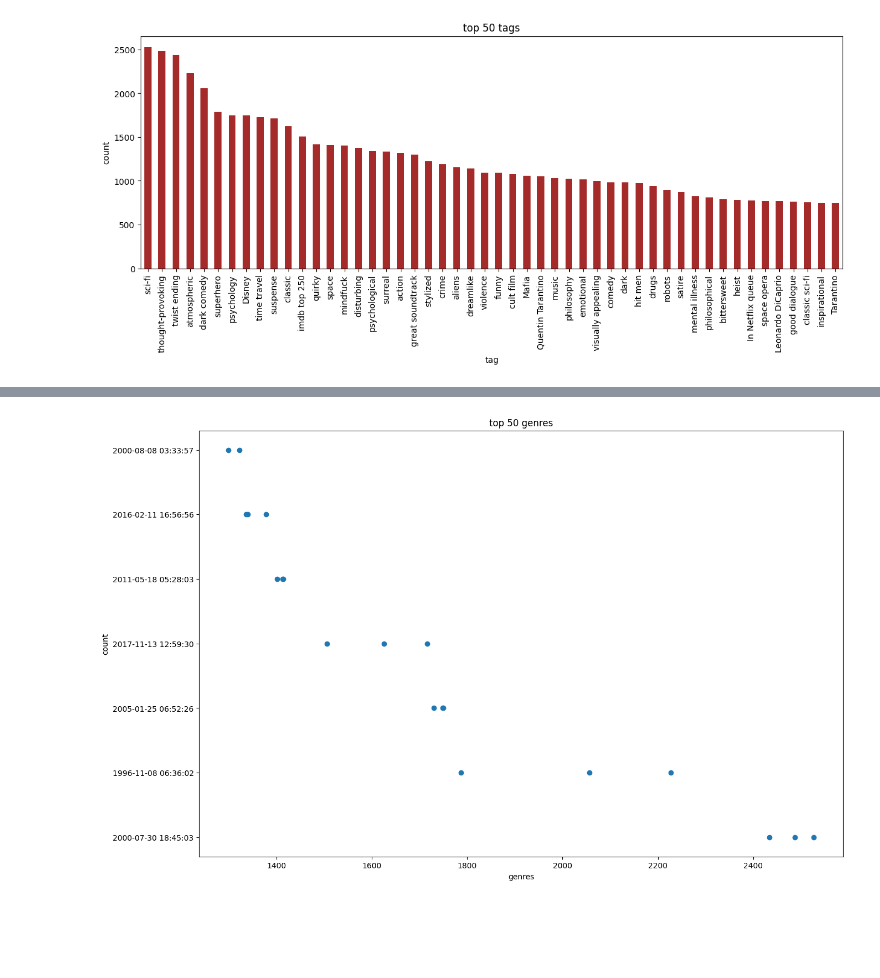
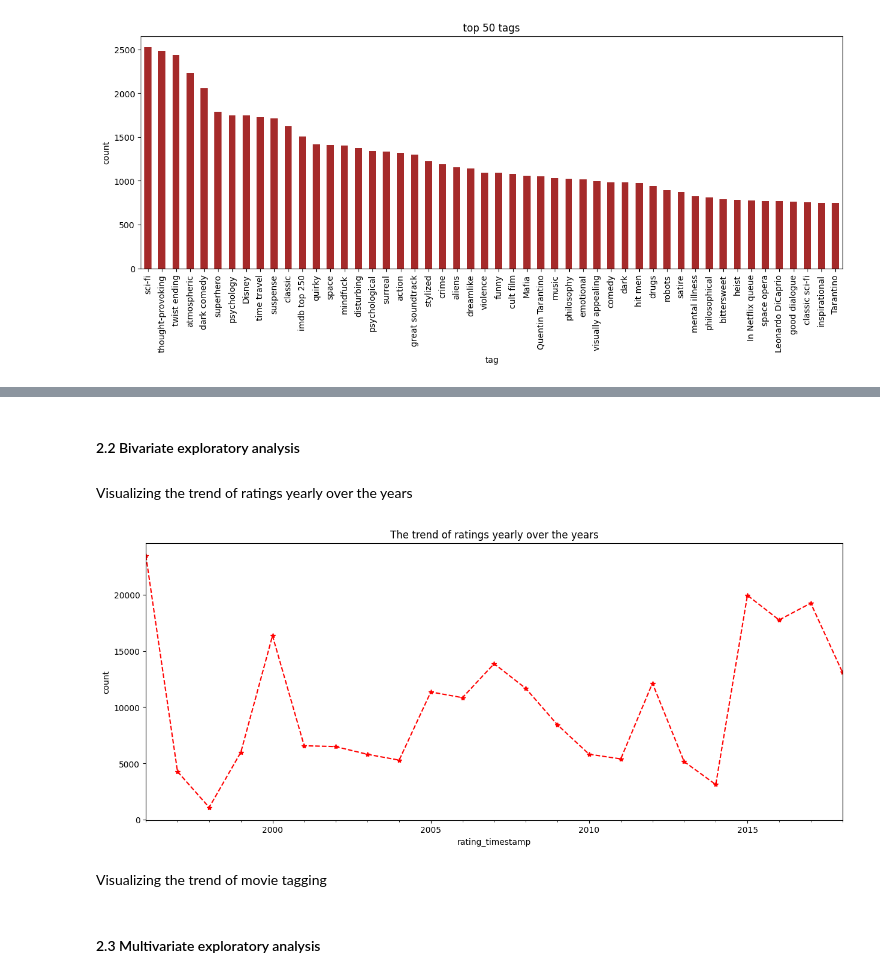
Before and after one commit to mercytegekson/Movie-Recommendation-System-, a Jupyter notebook: index.ipynb, the cells around one changed output, grey strips where cells are left out. Cells and saved outputs as stored; diff of their text form; code cells hidden in the pictures; blank space fills up the shorter version.

```diff
--- a/index.ipynb
+++ b/index.ipynb
@@ -275,9 +248,22 @@ Rating and timestamp
-# %%
-fig, ax = plt.subplots(figsize = (15,10))
-plt.scatter(merged_data["tag"].value_counts().head(20), merged_data["rating_timestamp"][:20])
-plt.title("top 50 genres")
-plt.xlabel("genres")
-plt.ylabel("count")
-plt.show();
-# %% [output]
-[figure, removed]
+# %% [markdown]
+#### 2.2 Bivariate exploratory analysis
+#
+Visualizing the trend of ratings yearly over the years
+# %%
+#set rating_timestamp as the index
+trends_data = merged_data.set_index("rating_timestamp")
+#yearly resampling
+yearly_trend = trends_data.resample("Y").size()
+#plotting the trend
+plt.figure(figsize= (15, 6))
+yearly_trend.plot(marker = "*", linestyle = "--", color = "red")
+plt.title("The trend of ratings yearly over the years")
+plt.xlabel("rating_timestamp")
+plt.ylabel("count")
+plt.show();
+# %% [output]
+[figure, added]
+# %% [markdown]
+Visualizing the trend of movie tagging
+# %% [markdown]
+#### 2.3 Multivariate exploratory analysis
```
Also changed, not shown: parts of 11 cells of this notebook, 1 other file.
